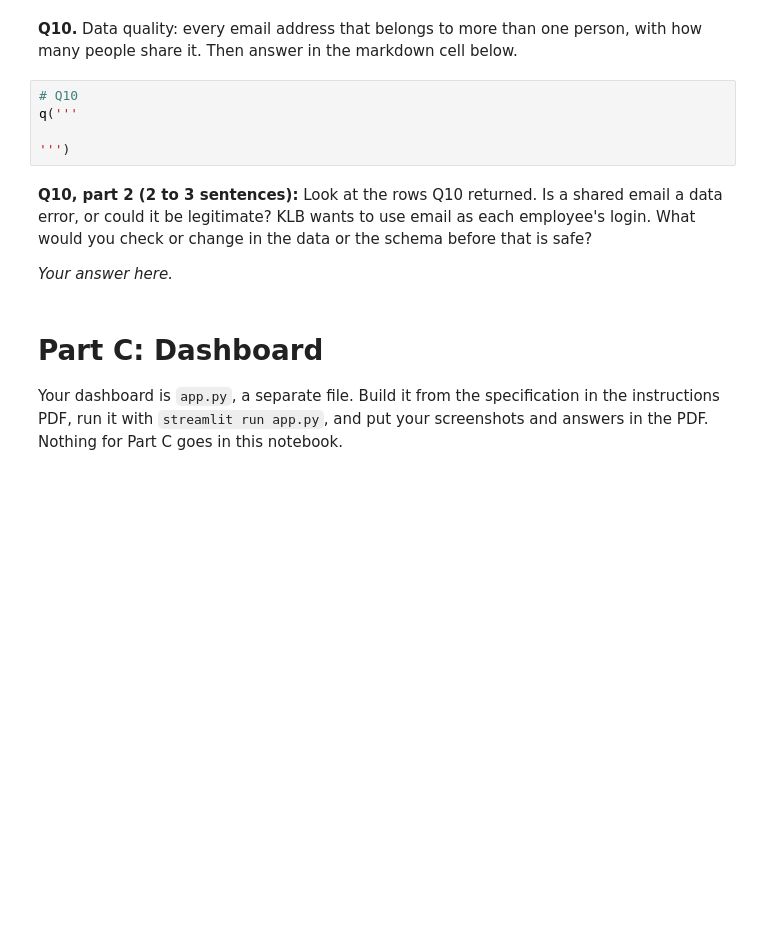
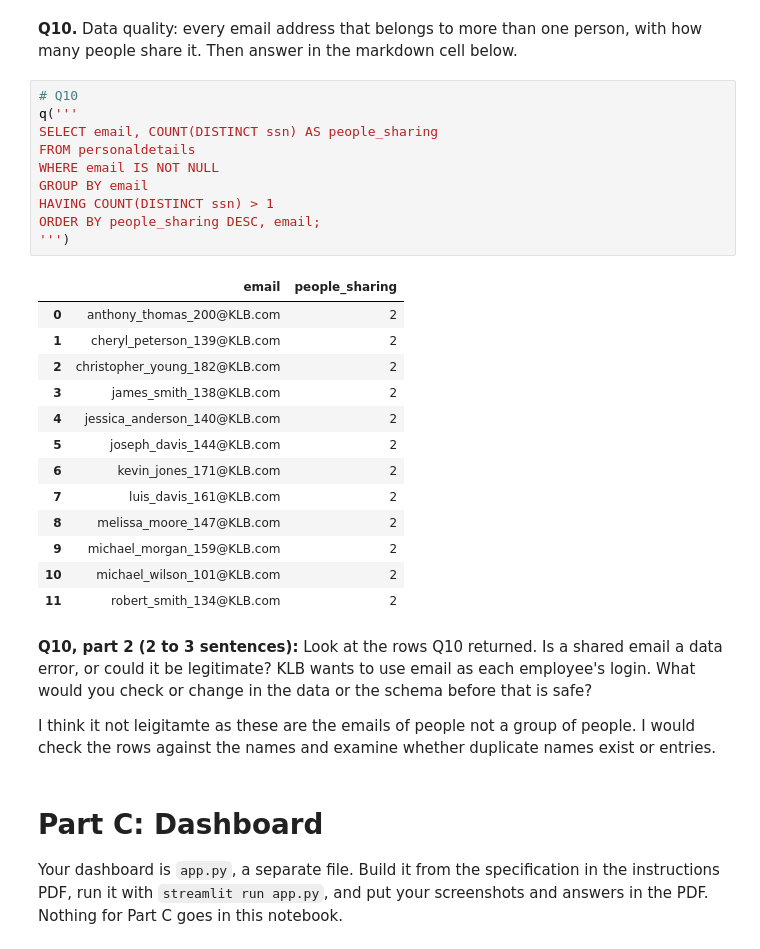
Before and after one commit to stazmo06-ctrl/Test_Repository, a Jupyter notebook: ASGMT_5/Assignment05_Starter.ipynb, the cells around one changed output. Saved outputs shown, nothing was run; the diff lists cells and outputs as text; blank space fills up the shorter version.

```diff
--- a/ASGMT_5/Assignment05_Starter.ipynb
+++ b/ASGMT_5/Assignment05_Starter.ipynb
@@ -198,13 +528,32 @@ q('''
 # %%
 # Q10
 q('''
-
+SELECT email, COUNT(DISTINCT ssn) AS people_sharing
+FROM personaldetails
+WHERE email IS NOT NULL
+GROUP BY email
+HAVING COUNT(DISTINCT ssn) > 1
+ORDER BY people_sharing DESC, email;
 ''')
+# %% [output]
+|  | email | people_sharing |
+| 0 | anthony_thomas_200@KLB.com | 2 |
+| 1 | cheryl_peterson_139@KLB.com | 2 |
+| 2 | christopher_young_182@KLB.com | 2 |
+| 3 | james_smith_138@KLB.com | 2 |
+| 4 | jessica_anderson_140@KLB.com | 2 |
+| 5 | joseph_davis_144@KLB.com | 2 |
+| 6 | kevin_jones_171@KLB.com | 2 |
+| 7 | luis_davis_161@KLB.com | 2 |
+| 8 | melissa_moore_147@KLB.com | 2 |
+| 9 | michael_morgan_159@KLB.com | 2 |
+| 10 | michael_wilson_101@KLB.com | 2 |
+| 11 | robert_smith_134@KLB.com | 2 |
 # %% [markdown]
 **Q10, part 2 (2 to 3 sentences):** Look at the rows Q10 returned. Is a shared email a data error, or could it be legitimate? KLB wants to use email as each employee's login. What would you check or change in the data or the schema before that is safe?
 
-
-_Your answer here._
+I think it not leigitamte as these are the emails of people not a group of people.
+I would check the rows against the names and examine whether duplicate names exist or entries.
 # %% [markdown]
 # Part C: Dashboard
 
```
Also changed, not shown: parts of 20 cells of this notebook, 10 other files.
